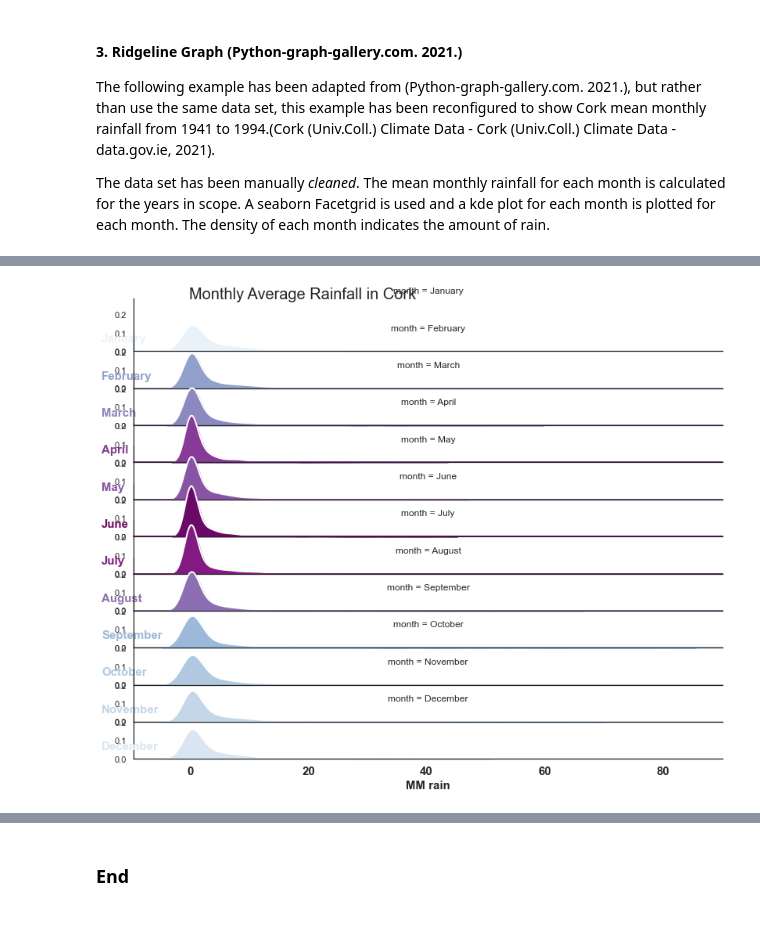
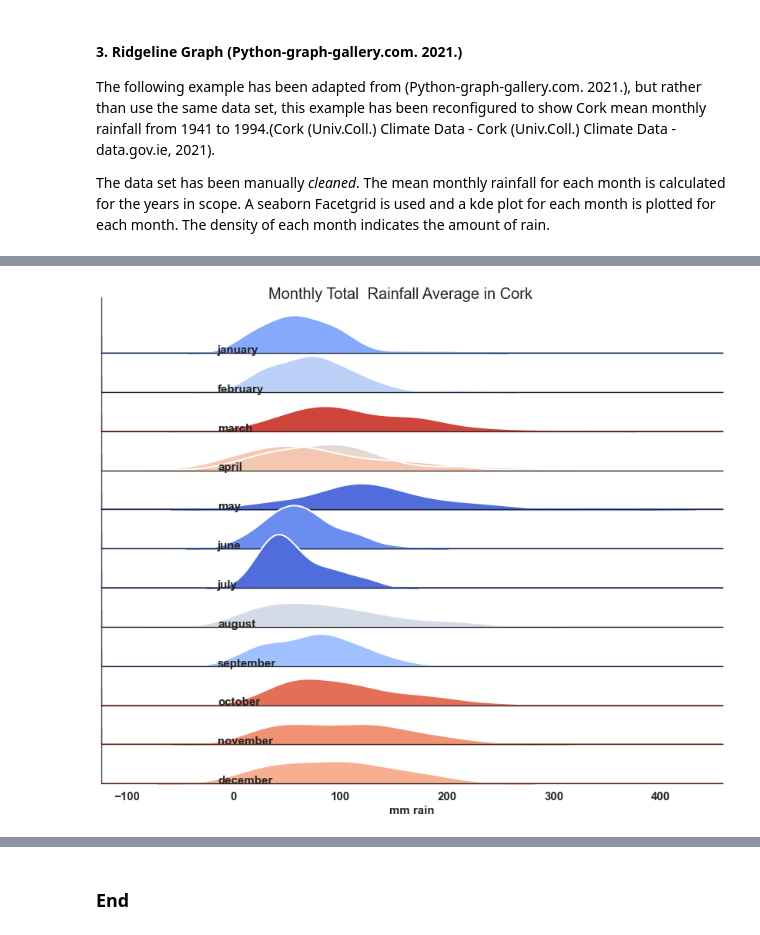
Before and after one commit to Jonish99/Fundamentals-of-Data-Analysis-Assessment, a Jupyter notebook: pyplot.ipynb, the cells around one changed output, grey strips where cells are left out. Saved outputs shown, nothing was run; the diff lists cells and outputs as text; code cells hidden in the pictures.

Commit message:
(Cork Average Total Monthly Rainfall ridge plot is functioning

```diff
--- a/pyplot.ipynb
+++ b/pyplot.ipynb
@@ -355,47 +375,50 @@ Name: daily_rain, Length: 529, dtype: float64
 # %%
 # Generate a 12 color seaborn pallette, one for each month
-
-pal = sns.color_palette(palette='BuPu_r', n_colors=12)
+#'BuPu_r'
+pal = sns.color_palette(palette='coolwarm', n_colors=12)
 
 # in the sns.FacetGrid class, the 'hue' argument is the one that is the one that will be represented by colors with 'palette'
-g = sns.FacetGrid(rain, row='month', hue='mean_month', aspect=15, height=0.75, palette=pal)
+g = sns.FacetGrid(rain_df, row='month', hue='mean_month', aspect=15, height=.8, palette=pal)
 
 # then we add the densities kdeplots for each month
 g.map(sns.kdeplot, 'daily_rain',
       bw_adjust=1, clip_on=False,
       fill=True, alpha=1, linewidth=1.5)
 
 # here we add a white line that represents the contour of each kdeplot
 g.map(sns.kdeplot, 'daily_rain',
       bw_adjust=1, clip_on=False,
       color="w", lw=2)
 
 # here we add a horizontal line for each plot
 g.map(plt.axhline, y=0,
       lw=2, clip_on=False)
 
 # we loop over the FacetGrid figure axes (g.axes.flat) and add the month as text with the right color
 # notice how ax.lines[-1].get_color() enables you to access the last line's color in each matplotlib.Axes
 for i, ax in enumerate(g.axes.flat):
-    ax.text(-15, 0.05, month_dict[i+1],
+    ax.text(-15, 0, month_dict[i+1], horizontalalignment='left',
+
             fontweight='bold', fontsize=15,
-            color=ax.lines[-1].get_color())
+            #color='bl'  #ax.lines[1].get_color()
+           )
 
 # we use matplotlib.Figure.subplots_adjust() function to get the subplots to overlap
 g.fig.subplots_adjust(hspace=-0.3)
 
 # eventually we remove axes titles, yticks and spines
 g.set_titles("")
 g.set(yticks=[])
-g.despine(bottom=True, left=True)
+#g.despine(bottom=True, left=True)
 
 plt.setp(ax.get_xticklabels(), fontsize=15, fontweight='bold')
-plt.xlabel('MM rain', fontweight='bold', fontsize=15)
-g.fig.suptitle('Monthly Average Rainfall in Cork',
-               ha='right',
+plt.xlabel('mm rain', fontweight='bold', fontsize=15)
+g.fig.suptitle('Monthly Total  Rainfall Average in Cork',
+               ha='center',
+               va='top',
                fontsize=20,
                fontweight=20)
 
 plt.show()
 # %% [output]
-[figure, old version]
+[figure, new version]
```
Also changed, not shown: parts of 4 cells of this notebook.
